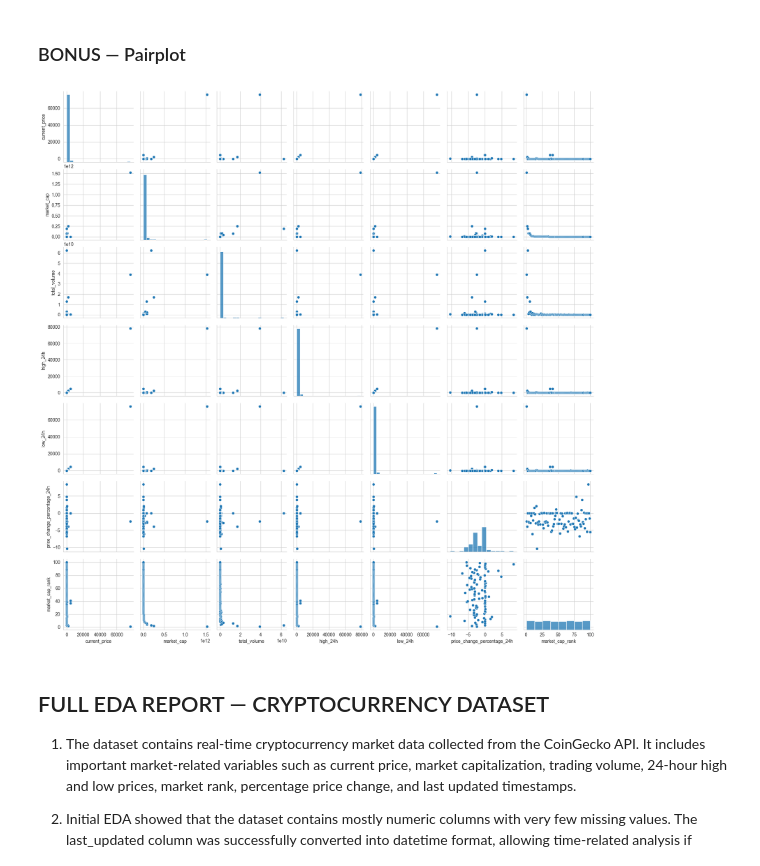
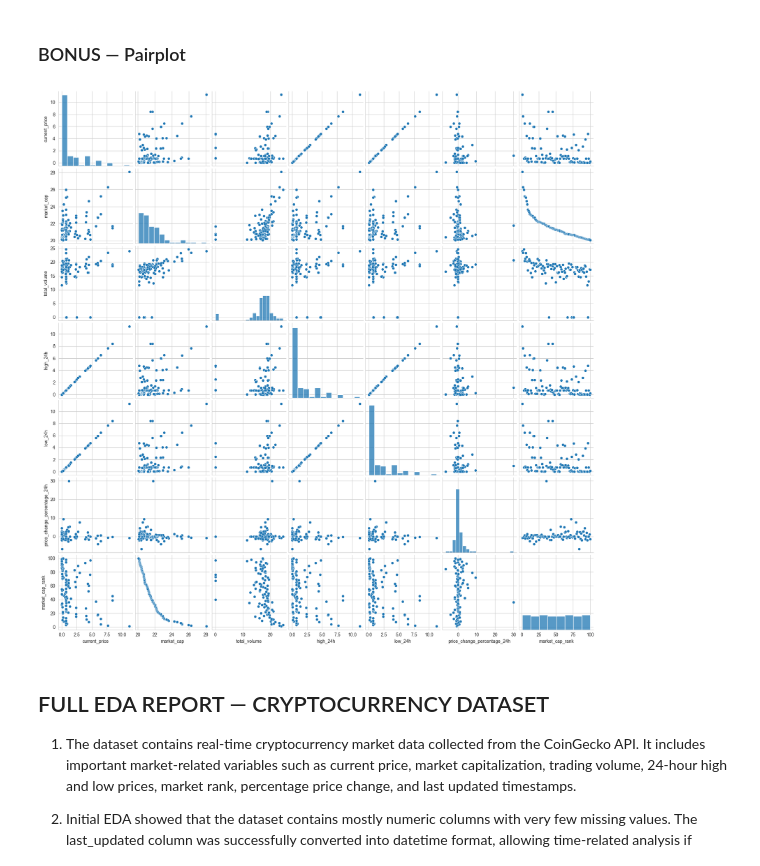
Before and after one commit to MaharjanSumit-59/AI_Data_Internship, a Jupyter notebook: week_5(EDA_Data_Analysis)/Task_4/task4.ipynb, the cells around one changed output. Drawn from its saved outputs; the diff is of its cells as text; code cells hidden in the pictures.

```diff
--- a/week_5(EDA_Data_Analysis)/Task_4/task4.ipynb
+++ b/week_5(EDA_Data_Analysis)/Task_4/task4.ipynb
@@ -402,17 +402,21 @@ plt.show()
 # %% [markdown]
 ### BONUS — Pairplot
 # %%
-sns.pairplot(
-    numeric_df
-)
+import numpy as np
+cols = ['current_price', 'market_cap',
+        'total_volume', 'high_24h', 'low_24h']
+
+df[cols] = np.log1p(df[cols])
+
+sns.pairplot(df)
 
 plt.savefig(
     "charts/pairplot.png"
 )
 
 plt.show()
 # %% [output]
-[figure, old version]
+[figure, new version]
 # %% [markdown]
 
 ## FULL EDA REPORT — CRYPTOCURRENCY DATASET
```
Also changed, not shown: parts of 11 cells of this notebook, 8 other files.
